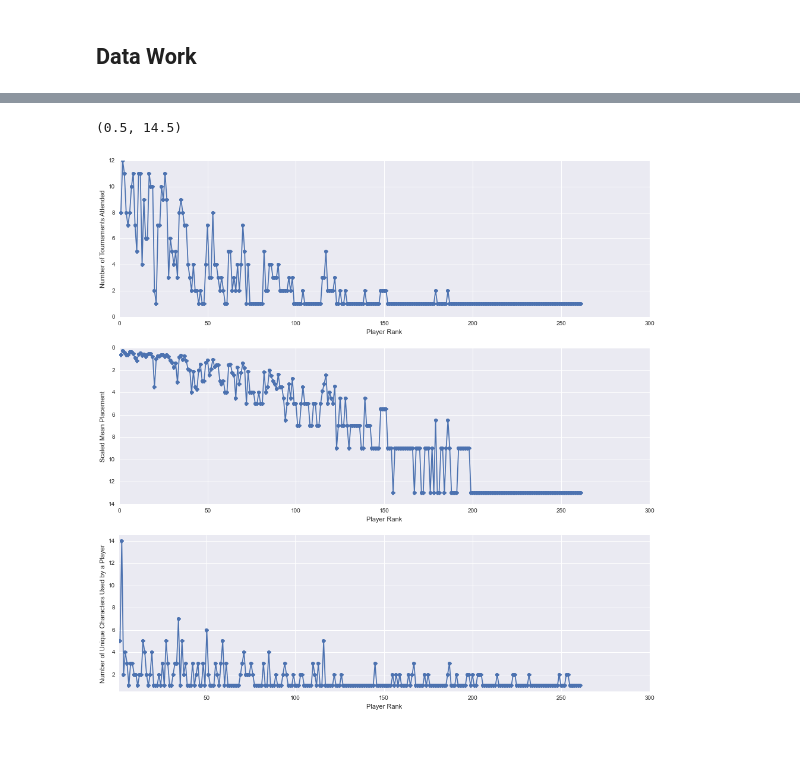
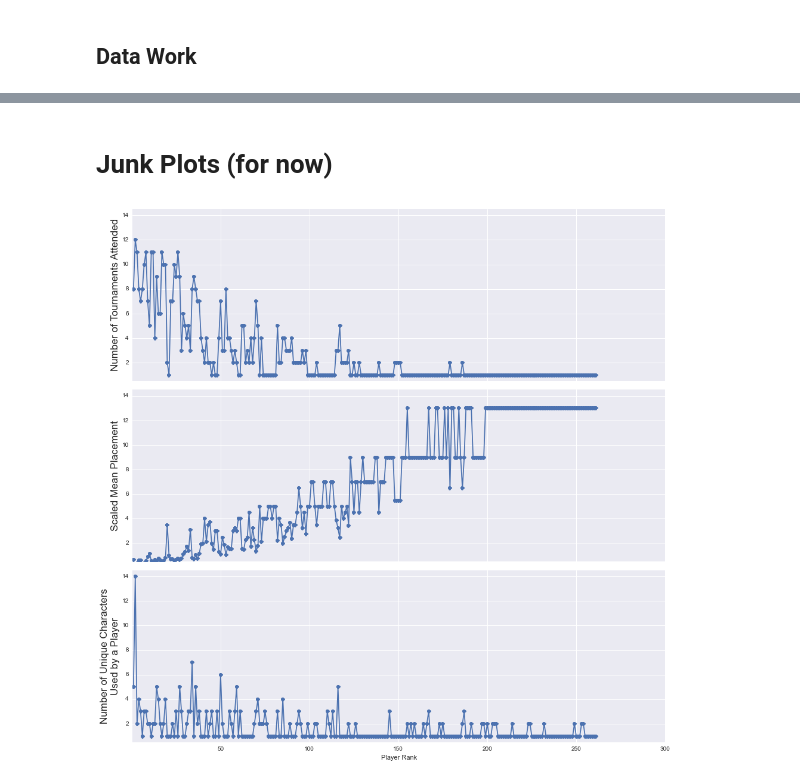
Before and after one commit to meowklaski/CPTAnaly, a Jupyter notebook: Plotting_Data.ipynb, the cells around one changed output, grey strips where cells are left out. Saved outputs shown, nothing was run; the diff lists cells and outputs as text; code cells hidden in the pictures; blank space fills up the shorter version.

```diff
--- a/Plotting_Data.ipynb
+++ b/Plotting_Data.ipynb
@@ -60,0 +77,7 @@ with open('df_discr.pckl', 'rb') as f_:
+# %%
+# plot options
+axis_opts = dict(fontsize=17)
+title_opts = dict(fontsize=25)
+tick_opts = dict(axis='both', which='major', labelsize=17)
+colors = ['blue', 'green','red','purple','yellow','lightblue']
+muted = dict([(clr,val) for clr,val in zip(colors, sns.color_palette())])
@@ -80,24 +187,27 @@ ax.tick_params(axis='both', which='major', labelsize=13)
+# %% [markdown]
+# Junk Plots (for now)
 # %%
 x = player_df["Rank"].values
 y_len = [len(i) for i in player_df["Placement Series"].values]
 y_mean = [np.mean(i) for i in player_df["Placement Series"].values]
 y_char = [len(set(i)) for i in player_df["Character Series"].values]
 # %%
-fig,(ax,ax1,ax2) = plt.subplots(figsize=(16,16), nrows=3)
+fig,(ax,ax1,ax2) = plt.subplots(figsize=(16,16), nrows=3, sharex=True, sharey=True)
 ax.plot(x, y_len, marker='o')
-ax.set_xlabel('Player Rank')
-ax.set_ylabel('Number of Tournaments Attended')
+
+ax.set_ylabel('Number of Tournaments Attended', **axis_opts)
 
 ax1.plot(x, np.array(y_mean)/np.array(y_len), marker='o')
-ax1.set_xlabel('Player Rank')
-ax1.set_ylabel('Scaled Mean Placement')
+# ax1.set_xlabel('Player Rank')
+ax1.set_ylabel('Scaled Mean Placement', **axis_opts)
 ax1.set_ylim(14, 0)
 
 ax2.plot(x, y_char, marker='o')
 ax2.set_xlabel('Player Rank')
-ax2.set_ylabel('Number of Unique Characters Used by a Player')
+ax2.set_ylabel('Number of Unique Characters\nUsed by a Player', **axis_opts)
+# ax2.set_xlabel('Player Rank')
 ax2.set_xlim(0.5, None)
 ax2.set_ylim(0.5, 14.5)
+fig.subplots_adjust(hspace=0.05)
 # %% [output]
-(0.5, 14.5)
-[figure, old version]
+[figure, new version]
```
Also changed, not shown: parts of 23 cells of this notebook, 2 other files.
